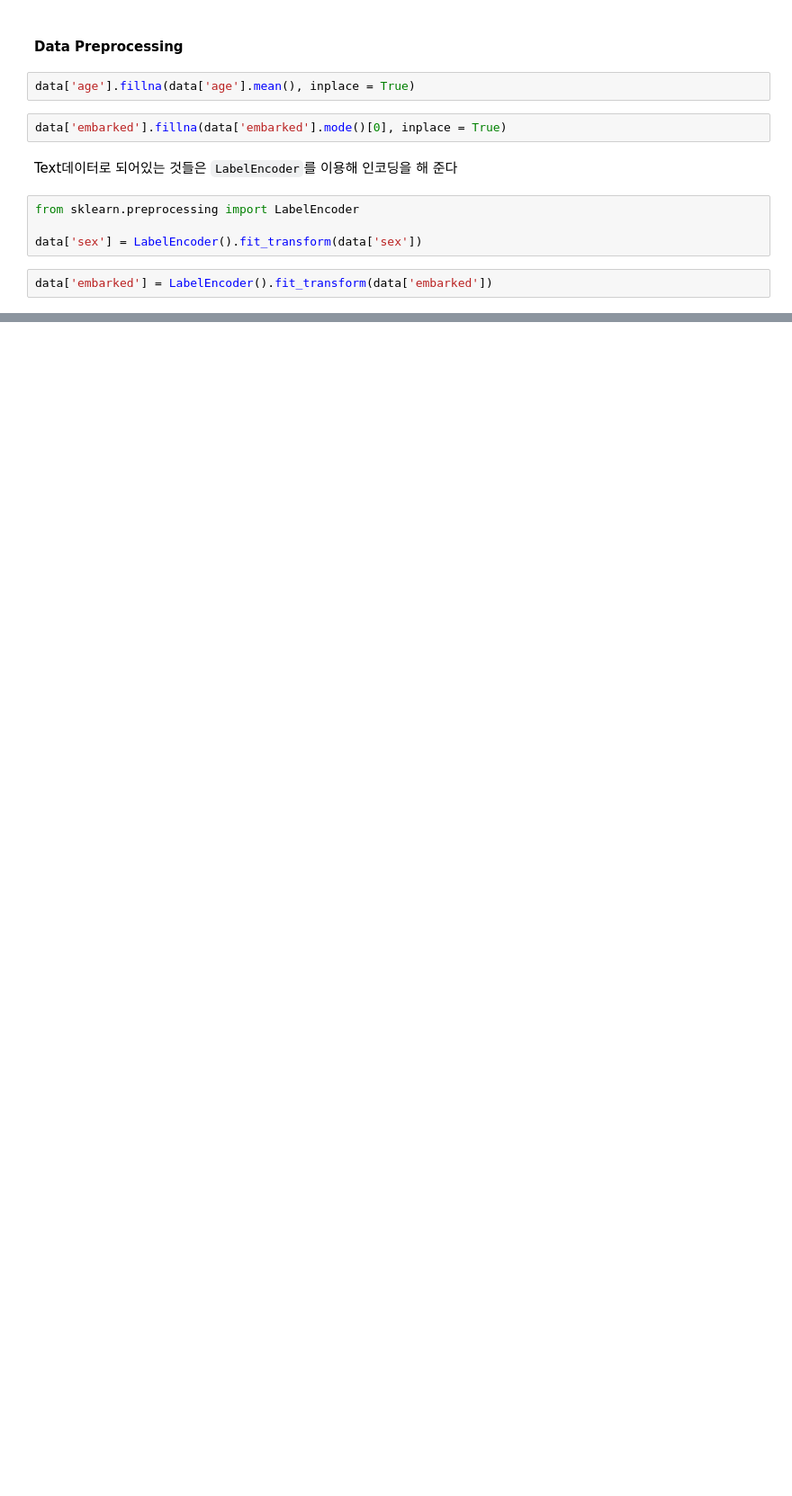
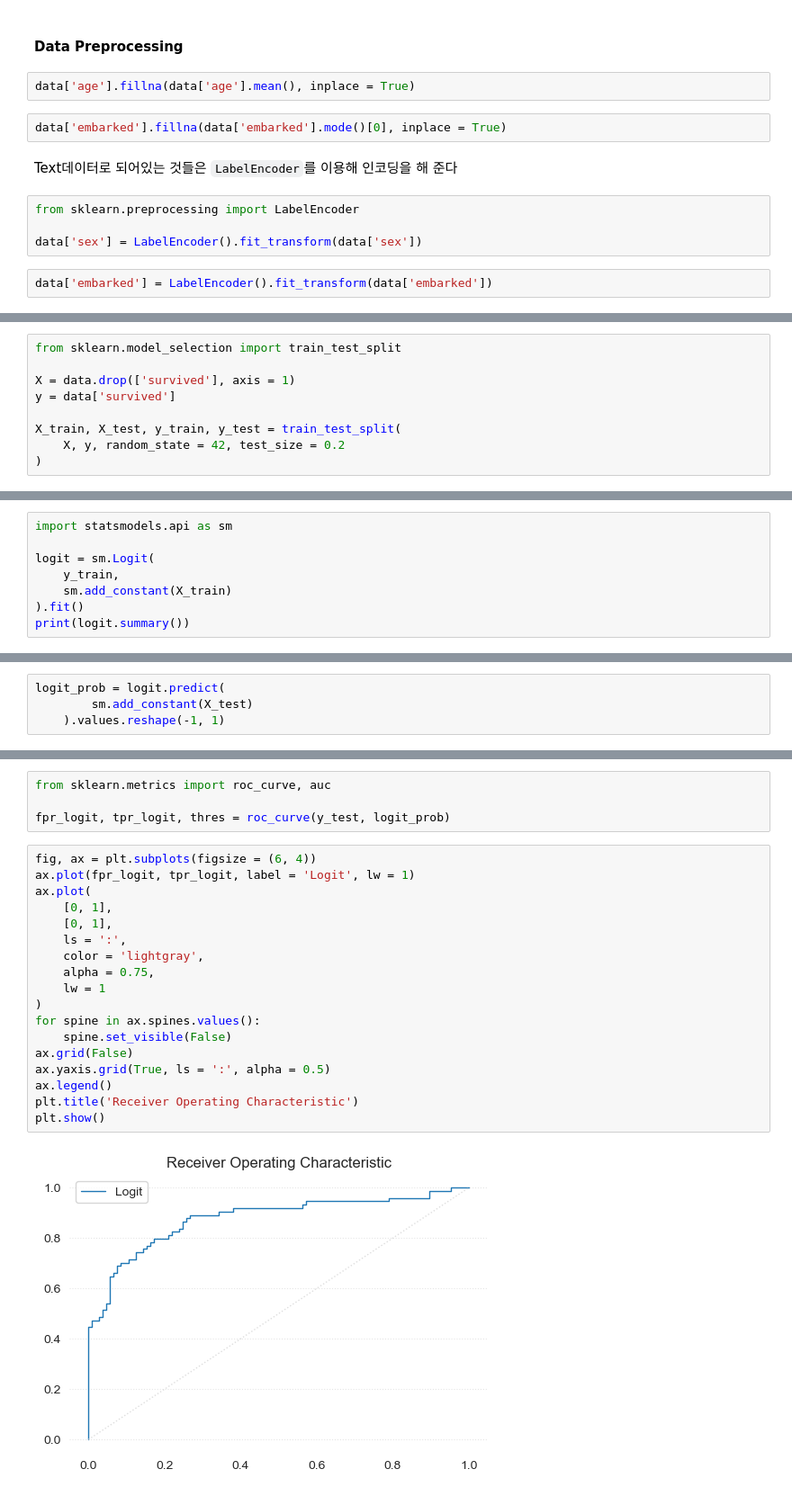
Before and after one commit to Tommylee1013/DataScience, a Jupyter notebook: titanic.ipynb, the cells around one changed output, grey strips where cells are left out. Shown at 90% size. Drawn from its saved outputs; the diff is of its cells as text; blank space fills up the shorter version.

```diff
--- a/titanic.ipynb
+++ b/titanic.ipynb
@@ -73,0 +81,9 @@ data
+# %%
+from sklearn.model_selection import train_test_split
+
+X = data.drop(['survived'], axis = 1)
+y = data['survived']
+
+X_train, X_test, y_train, y_test = train_test_split(
+    X, y, random_state = 42, test_size = 0.2
+)
@@ -73,0 +103,8 @@ data
+# %%
+import statsmodels.api as sm
+
+logit = sm.Logit(
+    y_train,
+    sm.add_constant(X_train)
+).fit()
+print(logit.summary())
@@ -73,0 +129,4 @@ data
+# %%
+logit_prob = logit.predict(
+        sm.add_constant(X_test)
+    ).values.reshape(-1, 1)
@@ -73,0 +160,24 @@ data
+# %%
+from sklearn.metrics import roc_curve, auc
+
+fpr_logit, tpr_logit, thres = roc_curve(y_test, logit_prob)
+# %%
+fig, ax = plt.subplots(figsize = (6, 4))
+ax.plot(fpr_logit, tpr_logit, label = 'Logit', lw = 1)
+ax.plot(
+    [0, 1],
+    [0, 1],
+    ls = ':',
+    color = 'lightgray',
+    alpha = 0.75,
+    lw = 1
+)
+for spine in ax.spines.values():
+    spine.set_visible(False)
+ax.grid(False)
+ax.yaxis.grid(True, ls = ':', alpha = 0.5)
+ax.legend()
+plt.title('Receiver Operating Characteristic')
+plt.show()
+# %% [output]
+[figure, added]
```
Also changed, not shown: parts of 58 cells of this notebook.
